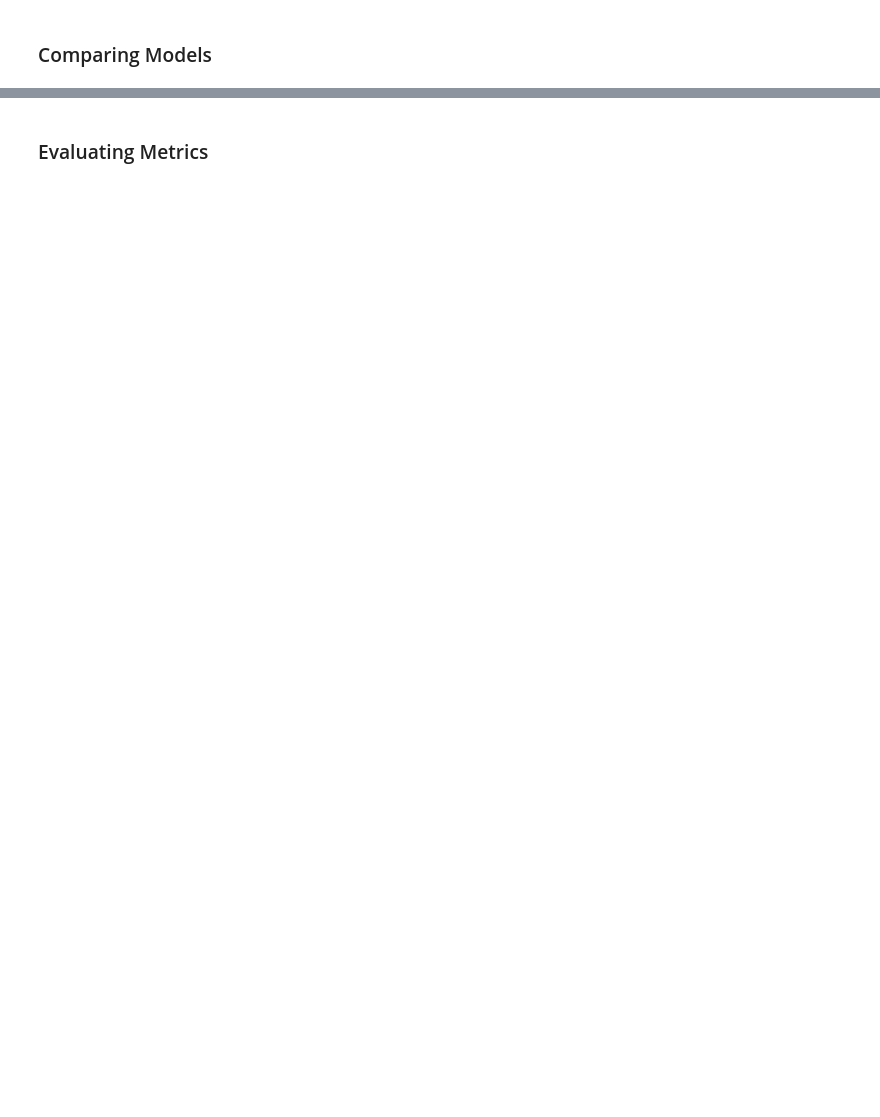
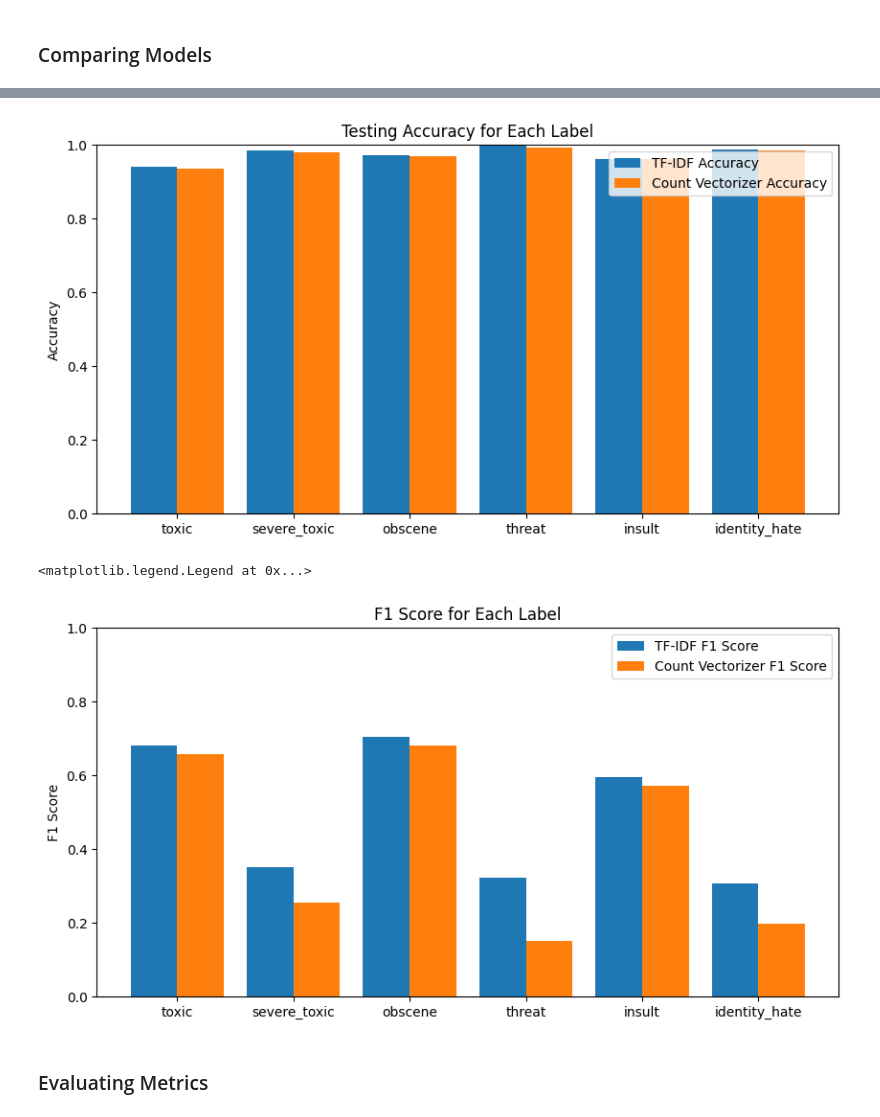
Before and after one commit to sn82978/CS-178-Project, a Jupyter notebook: 2.BaselineModel/linear_classifier.ipynb, the cells around one changed output, grey strips where cells are left out. Cells and saved outputs as stored; diff of their text form; code cells hidden in the pictures; blank space fills up the shorter version.

Commit message:
compared vectorizers on all  6 labels instead of 1

```diff
--- a/2.BaselineModel/linear_classifier.ipynb
+++ b/2.BaselineModel/linear_classifier.ipynb
@@ -73,18 +53,2 @@ Training completed.
 # %% [markdown]
 ### Comparing Models
-# %%
-from sklearn.metrics import accuracy_score
-
-tfidf_train_pred = tfidf_perceptron.predict(X_train_tfidf)
-tfidf_test_pred = tfidf_perceptron.predict(X_test_tfidf)
-
-count_train_pred = count_perceptron.predict(X_train_count)
-count_test_pred = count_perceptron.predict(X_test_count)
-
-print(f'TF-IDF Perceptron Training Accuracy: {accuracy_score(y_train_toxic_tfidf, tfidf_train_pred):.4f}')
-print(f'TF-IDF Perceptron Testing Accuracy: {accuracy_score(y_test_toxic_tfidf, tfidf_test_pred):.4f}')
-print(f'Count Vectorizer Perceptron Training Accuracy: {accuracy_score(y_train_toxic_count, count_train_pred):.4f}')
-print(f'Count Vectorizer Perceptron Testing Accuracy: {accuracy_score(y_test_toxic_count, count_test_pred):.4f}')
-
-
-# Will add more ways to compare the two models
@@ -95,0 +55,57 @@ Count Vectorizer Perceptron Testing Accuracy: 0.9350
+# %%
+# Prediction matrices for each label
+tfidf_preds = np.zeros_like(y_test_tfidf)
+count_preds = np.zeros_like(y_test_count)
+
+for i in range(len(labels)):
+    tfidf_preds[:, i] = tfidf_perceptrons[i].predict(X_test_tfidf)
+    count_preds[:, i] = count_perceptrons[i].predict(X_test_count)
+
+# Training, testing accuracy and F1 score for each label
+test_accuracies_tfidf = []
+test_accuracies_count = []
+f1_scores_tfidf = []
+f1_scores_count = []
+
+for i, label in enumerate(labels):
+    print(f'Label: {label}')
+    tfidf_train_pred = tfidf_perceptrons[i].predict(X_train_tfidf)
+    tfidf_test_pred = tfidf_perceptrons[i].predict(X_test_tfidf)
+    test_accuracies_tfidf.append(accuracy_score(y_test_tfidf[:, i], tfidf_test_pred))
+    f1_scores_tfidf.append(f1_score(y_test_tfidf[:, i], tfidf_test_pred))
+
+    print(f'TF-IDF Perceptron Training Accuracy: {accuracy_score(y_train_tfidf[:, i], tfidf_train_pred):.4f}')
+    print(f'TF-IDF Perceptron Testing Accuracy: {accuracy_score(y_test_tfidf[:, i], tfidf_test_pred):.4f}')
+    print(f'Tf-IDF Perceptron F1 Score: {f1_score(y_test_tfidf[:, i], tfidf_test_pred):.4f} \n')
+
+    count_train_pred = count_perceptrons[i].predict(X_train_count)
+    count_test_pred = count_perceptrons[i].predict(X_test_count)
+    test_accuracies_count.append(accuracy_score(y_test_count[:, i], count_test_pred))
+    f1_scores_count.append(f1_score(y_test_count[:, i], count_test_pred))
+    print(f'Count Perceptron Training Accuracy: {accuracy_score(y_train_count[:, i], count_train_pred):.4f}')
+    print(f'Count Perceptron Testing Accuracy: {accuracy_score(y_test_count[:, i], count_test_pred):.4f}')
+    print(f'Count Perceptron F1 Score: {f1_score(y_test_count[:, i], count_test_pred):.4f} \n')
+
+# Plots for accuracy and F1 scores
+x = np.arange(len(labels))
+
+plt.figure(figsize=(10, 5))
+plt.bar(x - 0.2, test_accuracies_tfidf, 0.4, label='TF-IDF Accuracy')
+plt.bar(x + 0.2, test_accuracies_count, 0.4, label='Count Vectorizer Accuracy')
+plt.xticks(x, labels)
+plt.ylim(0, 1)
+plt.ylabel('Accuracy')
+plt.title('Testing Accuracy for Each Label')
+plt.legend()
+plt.show()
+
+
+plt.figure(figsize=(10, 5))
+plt.bar(x - 0.2, f1_scores_tfidf, 0.4, label='TF-IDF F1 Score')
+plt.bar(x + 0.2, f1_scores_count, 0.4, label='Count Vectorizer F1 Score')
+plt.xticks(x, labels)
+plt.ylim(0, 1)
+plt.ylabel('F1 Score')
+plt.title('F1 Score for Each Label')
+plt.legend()
+# %% [output]
@@ -96,2 +129,5 @@ Count Vectorizer Perceptron Testing Accuracy: 0.9350
+[figure, added]
+<matplotlib.legend.Legend at 0x...>
+[figure, added]
 # %% [markdown]
 ### Evaluating Metrics
```
Also changed, not shown: parts of 6 cells of this notebook.
